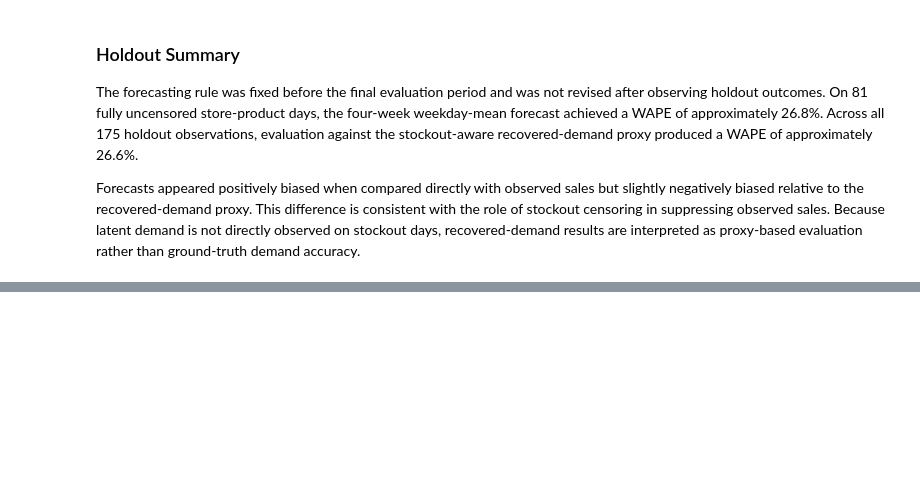
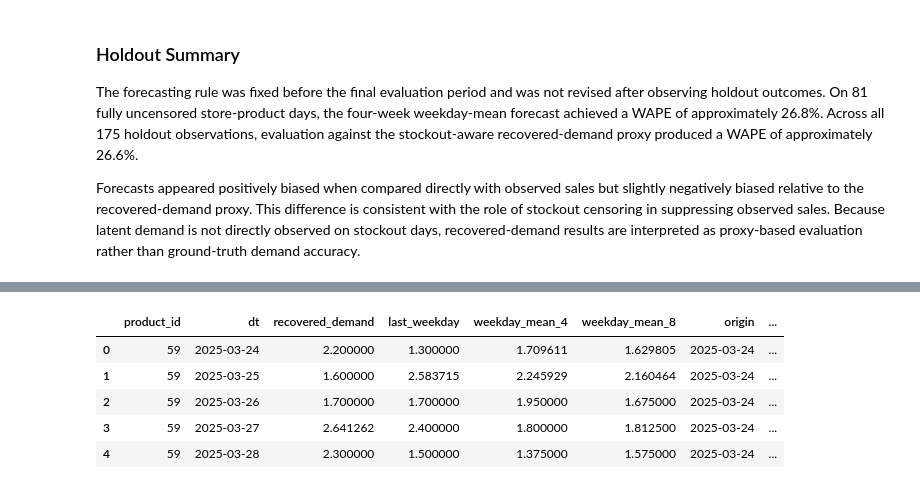
Before and after one commit to Nemesis-0/stockout-aware-replenishment-optimization, a Jupyter notebook: notebooks/02_demand_analysis.ipynb, the cells around one changed output, grey strips where cells are left out. Drawn from its saved outputs; the diff is of its cells as text; code cells hidden in the pictures; blank space fills up the shorter version.

Commit message:
feat: add exploratory tree-based forecasting extension

```diff
--- a/notebooks/02_demand_analysis.ipynb
+++ b/notebooks/02_demand_analysis.ipynb
@@ -2868,0 +3155,82 @@ Forecasts appeared positively biased when compared directly with observed sales
+# %%
+rf_validation_records = []
+
+for fold, origin in enumerate(
+    forecast_origins,
+    start=1
+):
+    reference = study_train[
+        study_train["dt"] < origin
+    ].copy()
+
+    share_lookup, history_lookup = (
+        fit_recovery_reference(
+            reference
+        )
+    )
+
+    recovered_reference = (
+        recover_with_reference(
+            reference,
+            share_lookup,
+            history_lookup
+        )
+    )
+
+    target_dates = [
+        origin + pd.Timedelta(days=i)
+        for i in range(7)
+    ]
+
+    rf_forecasts = (
+        recursive_rf_forecast(
+            recovered_reference,
+            target_dates
+        )
+    )
+
+    # Reuse exactly the same benchmark cases
+    # from the original rolling-origin analysis.
+    fold_benchmark = (
+        forecast_validation[
+            forecast_validation["fold"]
+            == fold
+        ][
+            [
+                "product_id",
+                "dt",
+                "recovered_demand",
+                "last_weekday",
+                "weekday_mean_4",
+                "weekday_mean_8",
+                "origin",
+            ]
+        ]
+        .copy()
+    )
+
+    fold_results = (
+        fold_benchmark
+        .merge(
+            rf_forecasts,
+            on=["product_id", "dt"],
+            how="inner"
+        )
+    )
+
+    fold_results["fold"] = fold
+
+    rf_validation_records.append(
+        fold_results
+    )
+
+
+rf_validation = pd.concat(
+    rf_validation_records,
+    ignore_index=True
+)
+
+print(rf_validation.shape)
+
+rf_validation.head()
+# %% [output]
@@ -2868,0 +3238,6 @@ Forecasts appeared positively biased when compared directly with observed sales
+|  | product_id | dt | recovered_demand | last_weekday | weekday_mean_4 | weekday_mean_8 | origin | ... |
+| 0 | 59 | 2025-03-24 | 2.200000 | 1.300000 | 1.709611 | 1.629805 | 2025-03-24 | ... |
+| 1 | 59 | 2025-03-25 | 1.600000 | 2.583715 | 2.245929 | 2.160464 | 2025-03-24 | ... |
+| 2 | 59 | 2025-03-26 | 1.700000 | 1.700000 | 1.950000 | 1.675000 | 2025-03-24 | ... |
+| 3 | 59 | 2025-03-27 | 2.641262 | 2.400000 | 1.800000 | 1.812500 | 2025-03-24 | ... |
+| 4 | 59 | 2025-03-28 | 2.300000 | 1.500000 | 1.375000 | 1.575000 | 2025-03-24 | ... |
```
Also changed, not shown: parts of 15 cells of this notebook, 2 other files.
